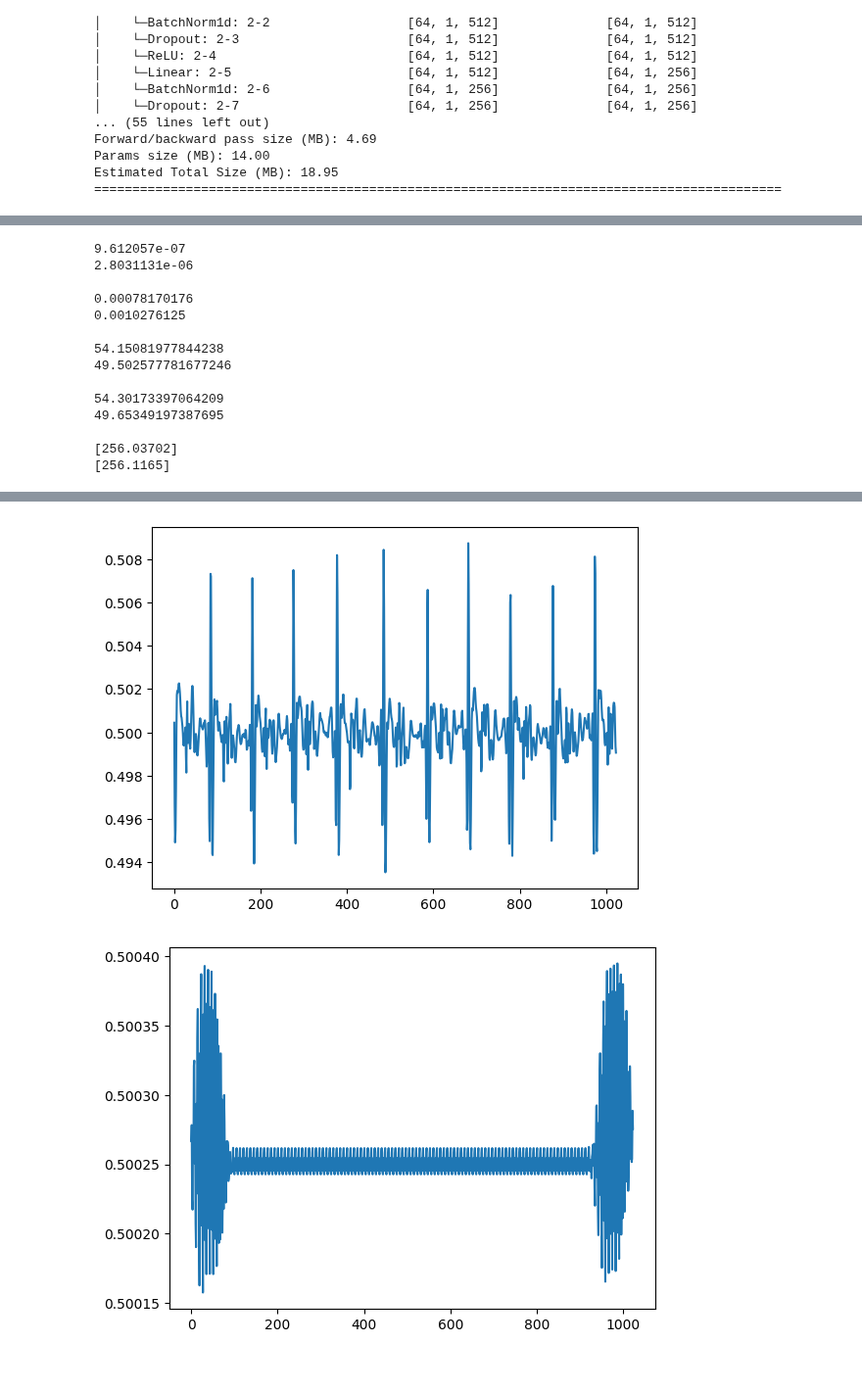
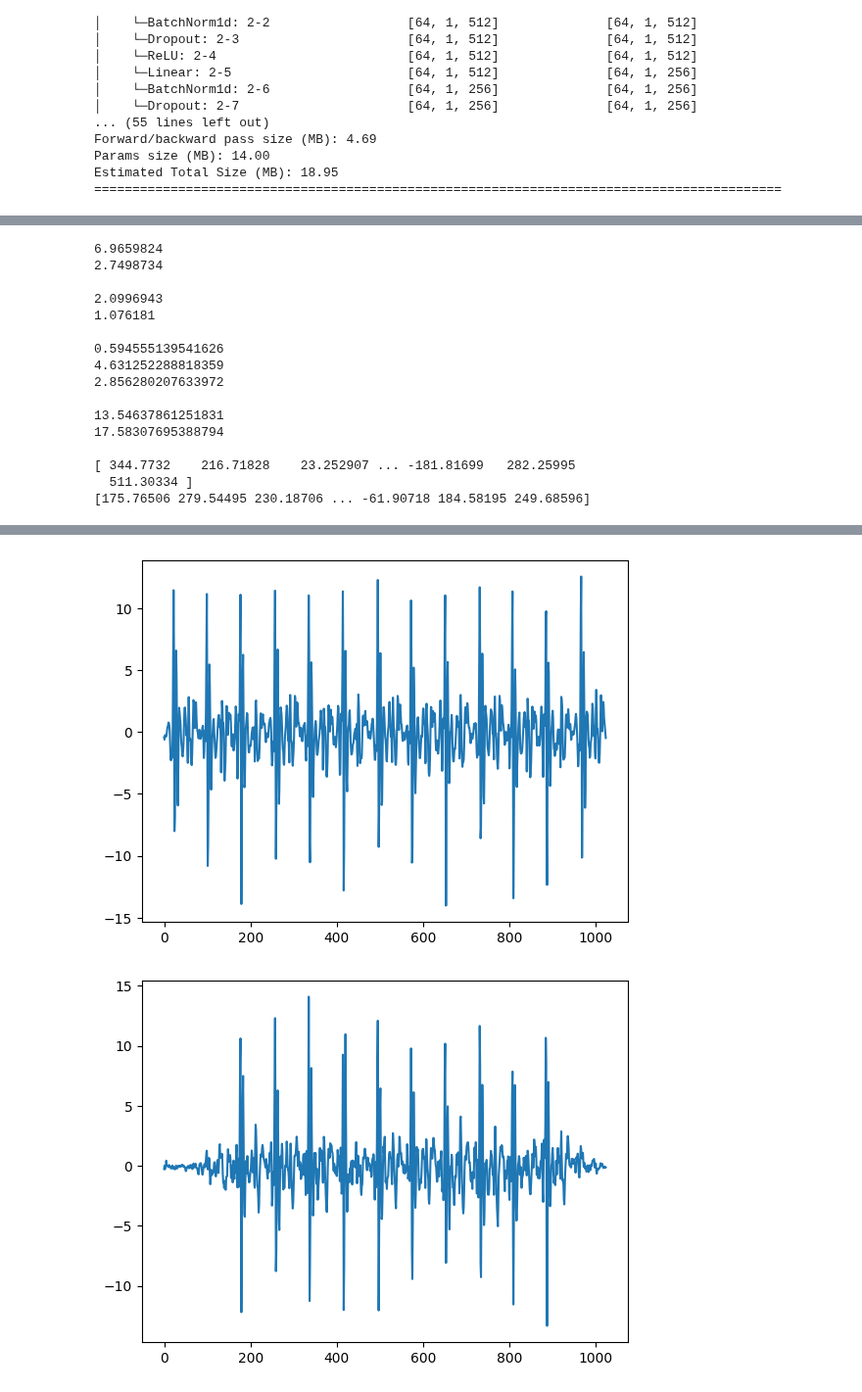
Before and after one commit to jonasburian/Bachelor-Thesis-Project, a Jupyter notebook: project.ipynb, the cells around one changed output, grey strips where cells are left out. Shown at 98% size. Saved outputs shown, nothing was run; the diff lists cells and outputs as text; code cells hidden in the pictures.

Commit message:
some improvements and very good model

```diff
--- a/project.ipynb
+++ b/project.ipynb
@@ -50,7 +51,7 @@ def psnr(signal_clean, signal_noisy):
     return 20 * np.log10(np.max(signal_clean) / np.sqrt(mse(signal_clean, signal_noisy)))
 
 def xcorr(signal_clean, signal_noisy):
-    return np.correlate(signal_clean, signal_noisy)
+    return np.correlate(signal_clean, signal_noisy, mode='same')
 # %%
 def load_dataset(directory):
     record = wfdb.rdsamp(directory)
@@ -76,15 +81,14 @@ def load_datasets(directory):
     filenames = list(dict.fromkeys([x[:-4] for x in glob.glob(r'./data/CEBS/*m[0-9][0-9][0-9].*')]))
     data = pd.concat((load_dataset(filename) for filename in filenames), ignore_index=True)
 
-    frequency = 5000
-    length = data.shape[0]
-    frequency_string = str(int(1/frequency*1000000)) + 'U'
-    index = pd.date_range(start='1/1/1970', periods=length, freq=frequency_string)
-    data.set_index(index, inplace=True)
+    return data
 
-    return data
+data = load_datasets('./data/CEBS/')
 # %%
-def add_gaussian(data, target_snr_db):
+def add_gaussian(data, target_snr_dbs):
+
+    target_snr_db = random.choice(target_snr_dbs)
+
     data_watts = data ** 2
     data_avg_watts = np.mean(data_watts)
     data_avg_db = 10 * np.log10(data_avg_watts)
@@ -97,6 +101,10 @@ def add_gaussian(data, target_snr_db):
 
     data_noisy = data + noise
     return data_noisy
+
+def normalize(x, min_val, max_val):
+    y = (x-min_val) / (max_val - min_val)
+    return y
 # %%
 class SCGData(Dataset):
 
@@ -140,3 +156,5 @@ class ToTensor:
     def __call__(self, sample):
         inputs, targets = sample
         return torch.Tensor(inputs), torch.Tensor(targets)
+# %%
+dataset = SCGData(transform=ToTensor())
@@ -654,21 +567,28 @@ KeyboardInterrupt:
 # %%
-model = DeNoise2D().to(device)
-# model.load_state_dict(torch.load('model.pth'))
-model.load_state_dict(model_state)
+# model = DeNoise2D(filters_1=128, filters_2=64).to(device)
+model = DeNoise(layer_size=128).to(device)
+model.load_state_dict(torch.load('model.pth'))
+#model.load_state_dict(model_state)
 model.eval()
 
 
-#0.0001260456
+def reverse(x):
+    return dataset.max_val * x - x * dataset.min_val + dataset.min_val
+
 with torch.no_grad():
 
-    noise = dataset[100][0].reshape(-1, 1, segment_size_samples).to(device)
-    clean = dataset[100][1].reshape(-1, 1, segment_size_samples).to(device)
+    noise = test_dataset[100][0].reshape(-1, 1, segment_size_samples).to(device)
+    clean = test_dataset[100][1].reshape(-1, 1, segment_size_samples).to(device)
 
     predicted = model(noise).to('cpu').reshape(segment_size_samples).numpy()
     clean = clean.to('cpu').reshape(segment_size_samples).numpy()
     noise = noise.to('cpu').reshape(segment_size_samples).numpy()
     predicted2 = denoise_wavelet(noise, method='BayesShrink', mode='soft', wavelet_levels=1, wavelet='sym8', rescale_sigma='True')
 
+    noise = reverse(noise)
+    clean = reverse(clean)
+    predicted = reverse(predicted)
+    predicted2 = reverse(predicted2)
 
     print(mse(clean, noise))
     print(mse(clean, predicted))
@@ -680,6 +600,7 @@ with torch.no_grad():
 
     print(snr(clean, noise))
     print(snr(clean, predicted))
+    print(snr(clean, predicted2))
     print()
 
     print(psnr(clean, noise))
@@ -704,17 +625,19 @@ with torch.no_grad():
 
     torch.cuda.empty_cache()
 # %% [output]
-9.612057e-07
-2.8031131e-06
+6.9659824
+2.7498734
 
-0.00078170176
-0.0010276125
+2.0996943
+1.076181
 
-54.15081977844238
-49.502577781677246
+0.594555139541626
+4.631252288818359
+2.856280207633972
 
-54.30173397064209
-49.65349197387695
+13.54637861251831
+17.58307695388794
 
-[256.03702]
-[256.1165]
+[ 344.7732    216.71828    23.252907 ... -181.81699   282.25995
+  511.30334 ]
+[175.76506 279.54495 230.18706 ... -61.90718 184.58195 249.68596]
@@ -722,2 +645,2 @@ with torch.no_grad():
-[figure, old version]
+[figure, new version]
-[figure, old version]
+[figure, new version]
```
Also changed, not shown: parts of 14 cells of this notebook.
